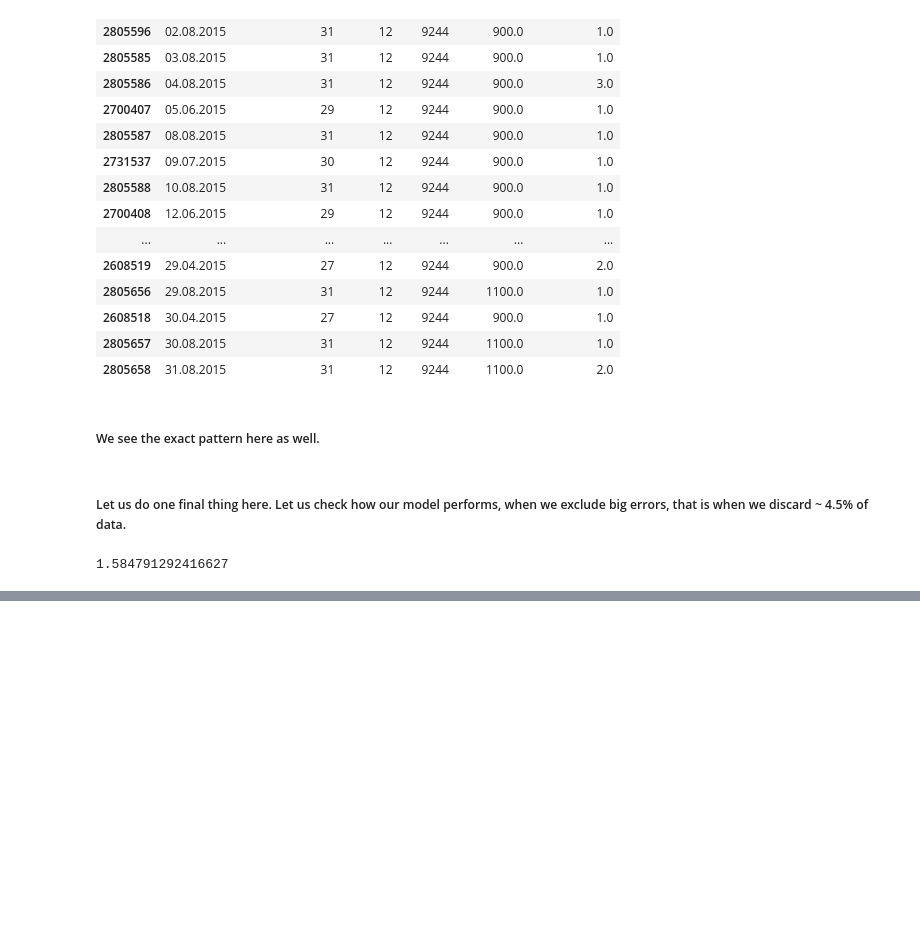
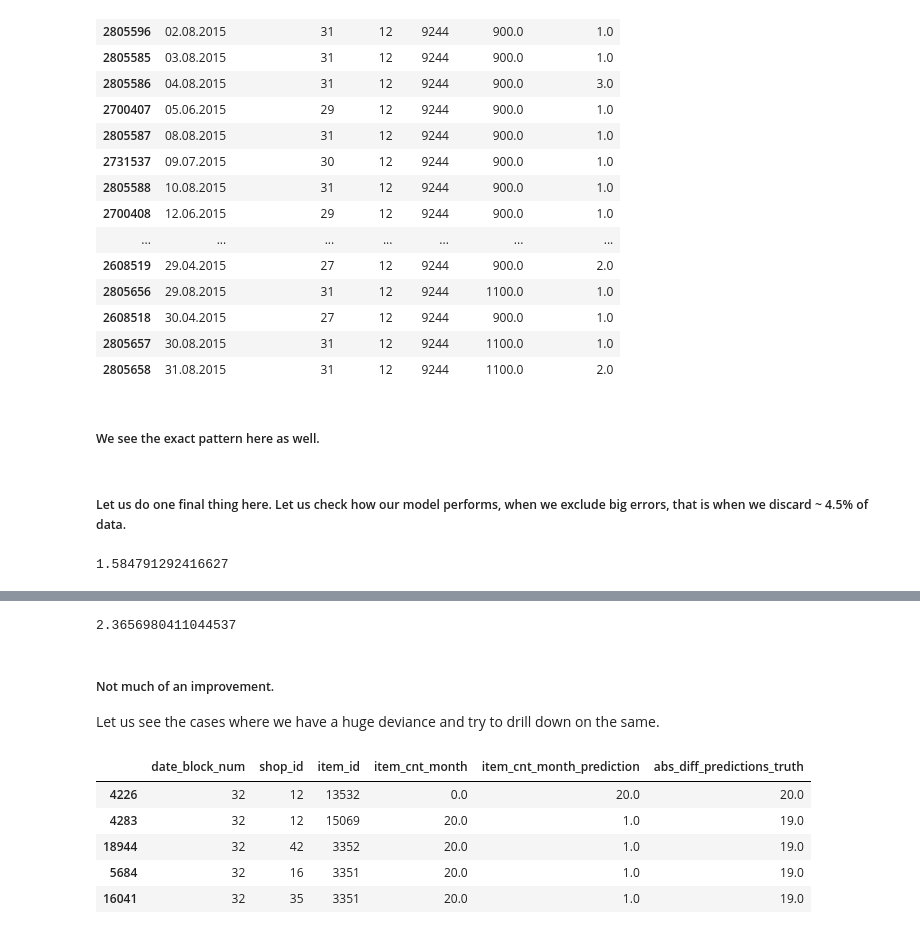
Before and after one commit to babinu-uthup-4JESUS-zz/Kaggle-Predict-Future-Sales, a Jupyter notebook: data_analysis_and_models/data_analysis_and_models.ipynb, the cells around one changed output, grey strips where cells are left out. Cells and saved outputs as stored; diff of their text form; code cells hidden in the pictures; blank space fills up the shorter version.

```diff
--- a/data_analysis_and_models/data_analysis_and_models.ipynb
+++ b/data_analysis_and_models/data_analysis_and_models.ipynb
@@ -407,0 +488,7 @@ rmse_validation_data_v2
+# %%
+monthly_train_data['weighted_val'] = \
+    monthly_train_data['hist_val_weight'] * monthly_train_data['item_cnt_month'] + \
+    monthly_train_data['default_val_weight'] * monthly_train_data['default_val']
+# %%
+shop_id_item_id_item_cnt = dict(zip(monthly_train_data.shop_id_and_item_id,
+                                    monthly_train_data.weighted_val))
@@ -407,0 +498,11 @@ rmse_validation_data_v2
+# %%
+clip_predictions_and_actual_vals(monthly_validation_data)
+rmse_validation_data = np.sqrt(mean_squared_error(monthly_validation_data.item_cnt_month,
+                                                  monthly_validation_data.item_cnt_month_prediction))
+rmse_validation_data
+# %% [output]
+2.3656980411044537
+# %% [markdown]
+##### Not much of an improvement.
+
+Let us see the cases where we have a huge deviance and try to drill down on the same.
@@ -407,0 +512,9 @@ rmse_validation_data_v2
+# %%
+monthly_validation_data.sort_values(by=['abs_diff_predictions_truth'], ascending=False).head()
+# %% [output]
+|  | date_block_num | shop_id | item_id | item_cnt_month | item_cnt_month_prediction | abs_diff_predictions_truth |
+| 4226 | 32 | 12 | 13532 | 0.0 | 20.0 | 20.0 |
+| 4283 | 32 | 12 | 15069 | 20.0 | 1.0 | 19.0 |
+| 18944 | 32 | 42 | 3352 | 20.0 | 1.0 | 19.0 |
+| 5684 | 32 | 16 | 3351 | 20.0 | 1.0 | 19.0 |
+| 16041 | 32 | 35 | 3351 | 20.0 | 1.0 | 19.0 |
```
Also changed, not shown: parts of 62 cells of this notebook, 3 other files.
